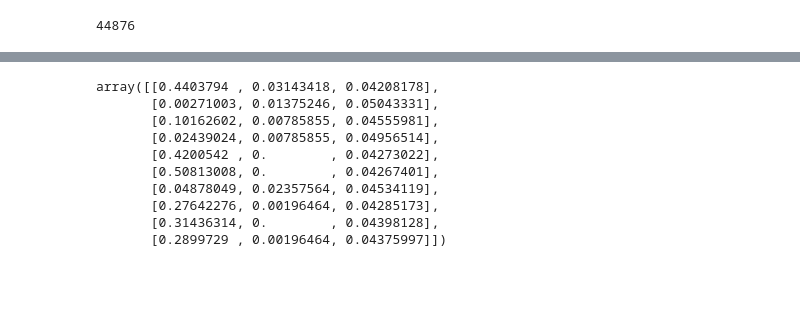
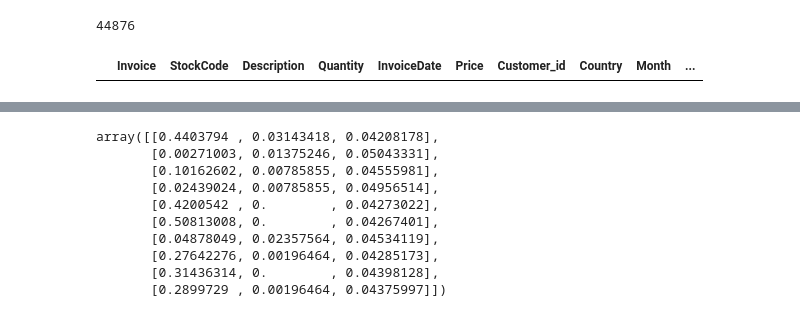
Before and after one commit to Noura-ou/projet_segmentation_client, a Jupyter notebook: src/test_ahmad.ipynb, the cells around one changed output, grey strips where cells are left out. Cells and saved outputs as stored; diff of their text form; code cells hidden in the pictures; blank space fills up the shorter version.

```diff
--- a/src/test_ahmad.ipynb
+++ b/src/test_ahmad.ipynb
@@ -294,3 +278,7 @@ df[df['TotalPrice']<0]
 df.Invoice.nunique()
 # %% [output]
 44876
+# %%
+df[df['Price']<0]
+# %% [output]
+|  | Invoice | StockCode | Description | Quantity | InvoiceDate | Price | Customer_id | Country | Month | ... |
```
Also changed, not shown: parts of 5 cells of this notebook.
